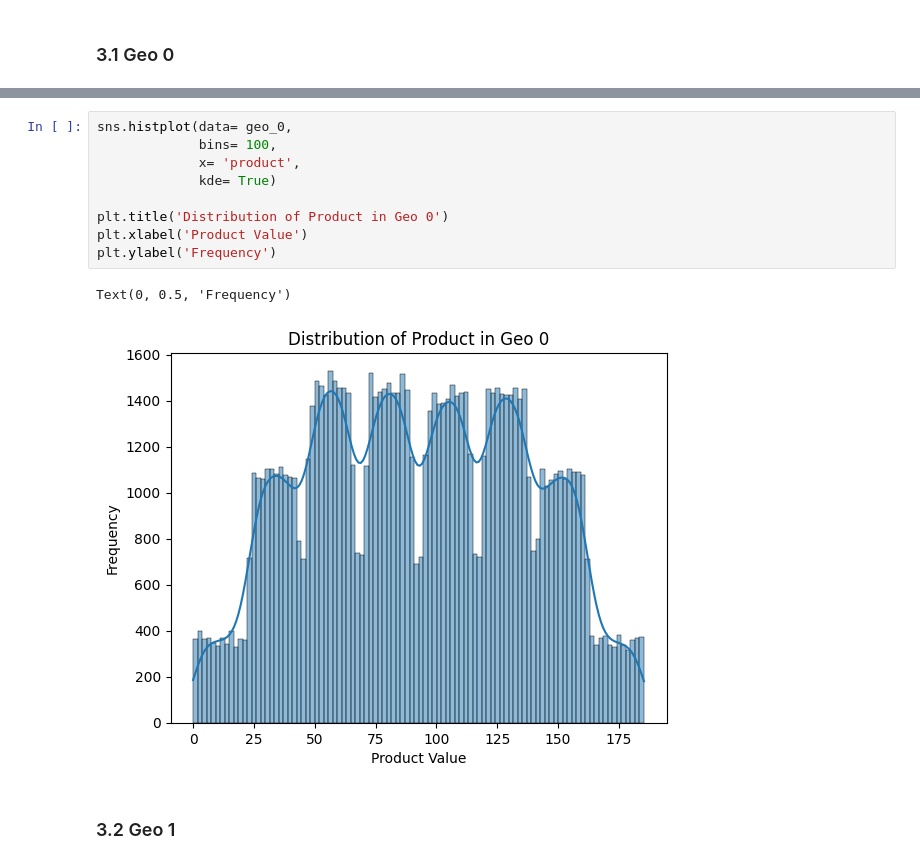
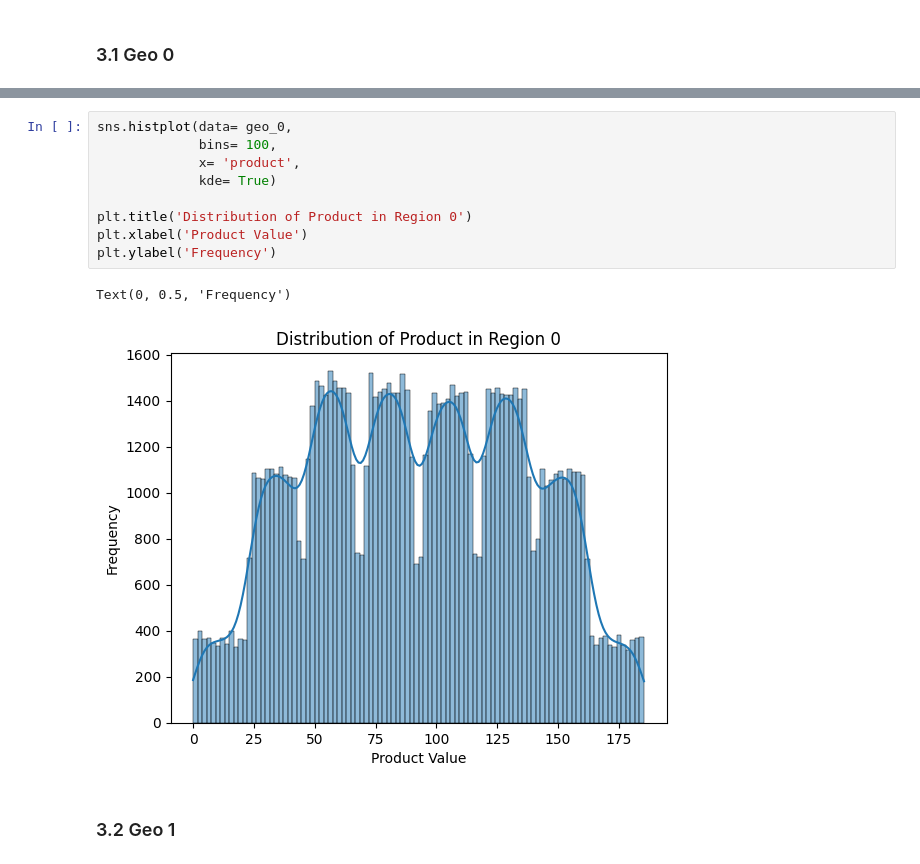
Before and after one commit to Vyncent-vdW/sprint_nine_mlb, a Jupyter notebook: sprint_9_ml_in_business.ipynb, the cells around one changed output, grey strips where cells are left out. Saved outputs shown, nothing was run; the diff lists cells and outputs as text.

```diff
--- a/sprint_9_ml_in_business.ipynb
+++ b/sprint_9_ml_in_business.ipynb
@@ -238,15 +248,15 @@ print(geo_0_corr)
 # %%
 sns.histplot(data= geo_0,
              bins= 100,
              x= 'product',
              kde= True)
 
-plt.title('Distribution of Product in Geo 0')
+plt.title('Distribution of Product in Region 0')
 plt.xlabel('Product Value')
 plt.ylabel('Frequency')
 # %% [output]
 Text(0, 0.5, 'Frequency')
-[figure, old version]
+[figure, new version]
 # %% [markdown]
 ### 3.2 Geo 1
 # %% [markdown]
```
Also changed, not shown: parts of 43 cells of this notebook.
